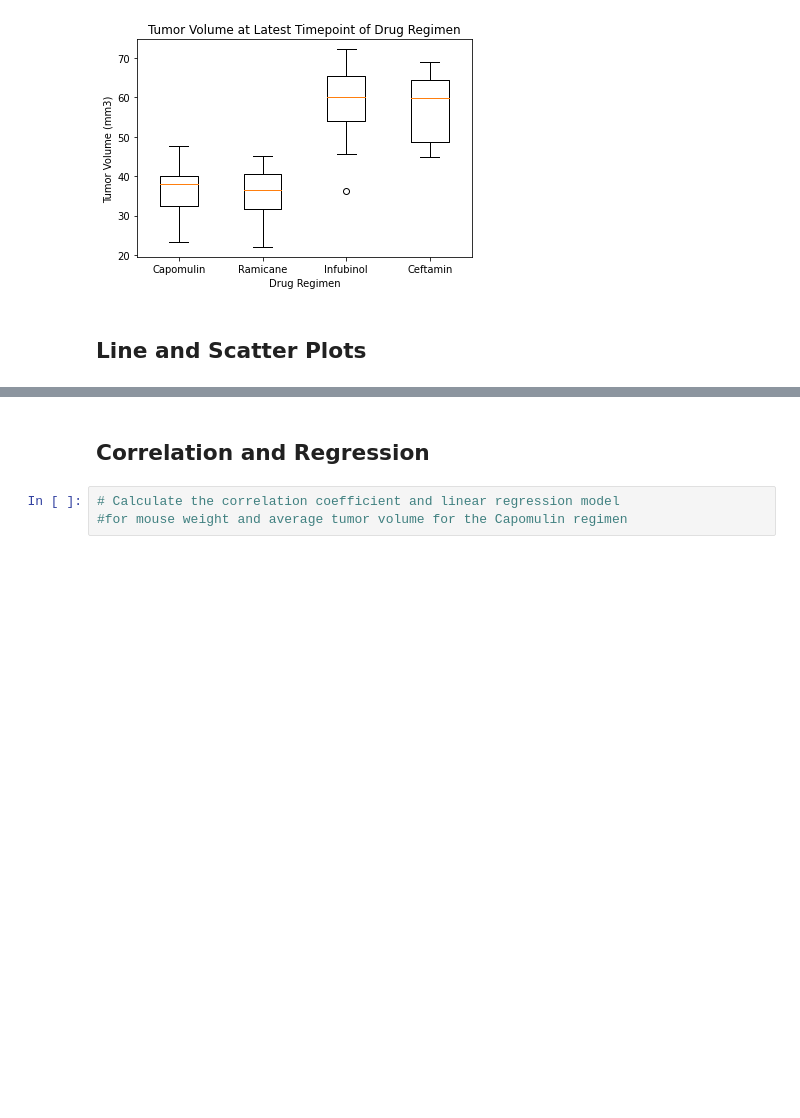
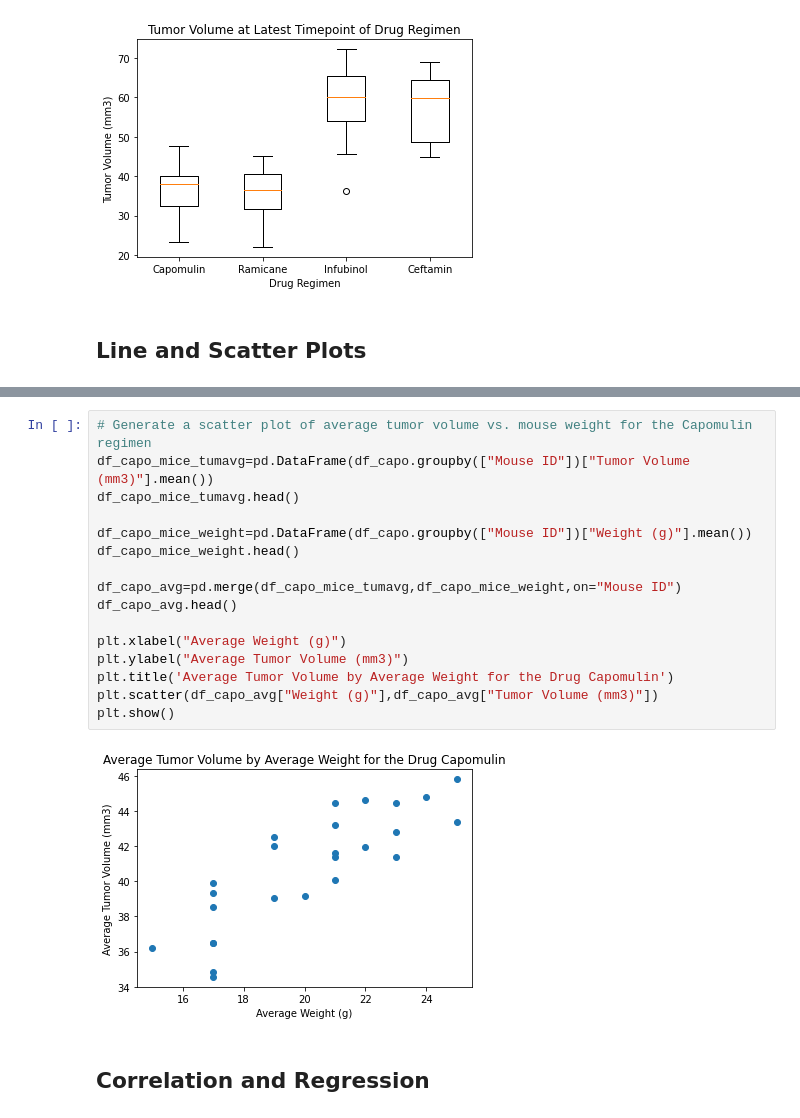
Before and after one commit to kaekacha/akadia_kacha-ochana_hw5, a Jupyter notebook: pymaceuticals.ipynb, the cells around one changed output, grey strips where cells are left out. Saved outputs shown, nothing was run; the diff lists cells and outputs as text; blank space fills up the shorter version.

```diff
--- a/pymaceuticals.ipynb
+++ b/pymaceuticals.ipynb
@@ -258,5 +285,20 @@ AttributeError: module 'matplotlib.pyplot' has no attribute 'line'
+# %%
+# Generate a scatter plot of average tumor volume vs. mouse weight for the Capomulin regimen
+df_capo_mice_tumavg=pd.DataFrame(df_capo.groupby(["Mouse ID"])["Tumor Volume (mm3)"].mean())
+df_capo_mice_tumavg.head()
+
+df_capo_mice_weight=pd.DataFrame(df_capo.groupby(["Mouse ID"])["Weight (g)"].mean())
+df_capo_mice_weight.head()
+
+df_capo_avg=pd.merge(df_capo_mice_tumavg,df_capo_mice_weight,on="Mouse ID")
+df_capo_avg.head()
+
+plt.xlabel("Average Weight (g)")
+plt.ylabel("Average Tumor Volume (mm3)")
+plt.title('Average Tumor Volume by Average Weight for the Drug Capomulin')
+plt.scatter(df_capo_avg["Weight (g)"],df_capo_avg["Tumor Volume (mm3)"])
+plt.show()
+# %% [output]
+[figure, added]
 # %% [markdown]
 ## Correlation and Regression
-# %%
-# Calculate the correlation coefficient and linear regression model
-#for mouse weight and average tumor volume for the Capomulin regimen
```
Also changed, not shown: parts of 16 cells of this notebook.
